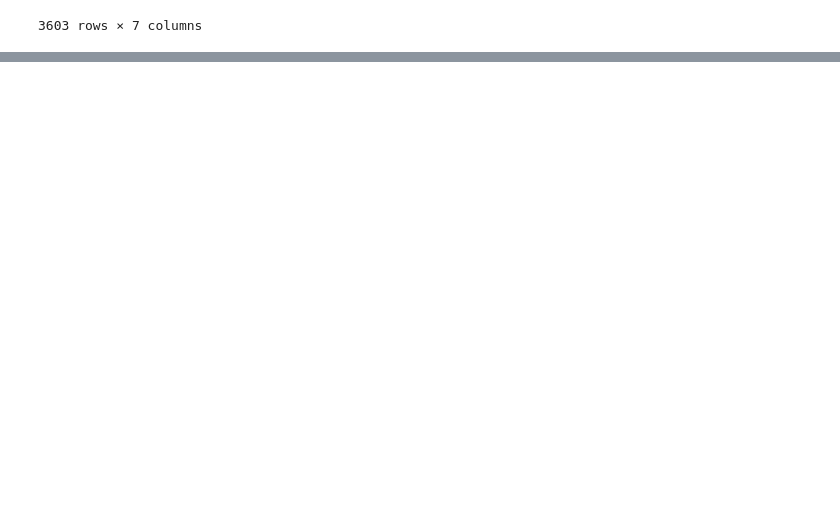
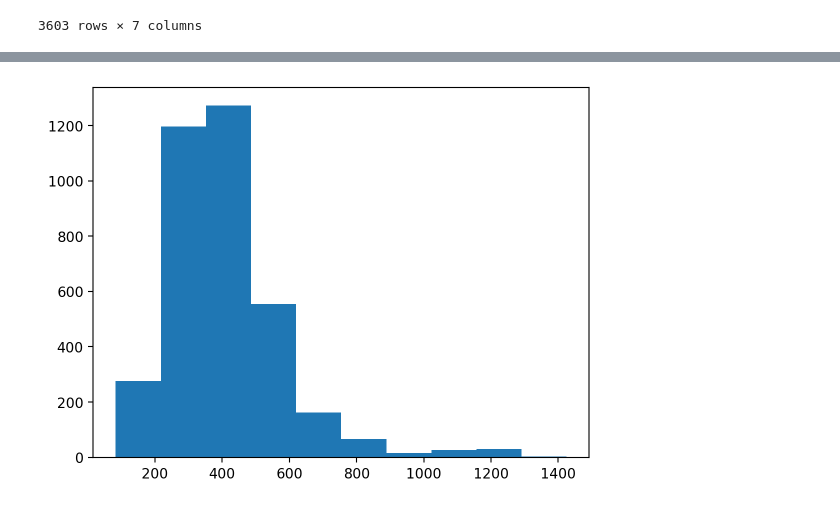
Before and after one commit to tim-hilde/salary_ranges, a Jupyter notebook: notebooks/tim-hilde_01.ipynb, the cells around one changed output, grey strips where cells are left out. Saved outputs shown, nothing was run; the diff lists cells and outputs as text; code cells hidden in the pictures; blank space fills up the shorter version.

```diff
--- a/notebooks/tim-hilde_01.ipynb
+++ b/notebooks/tim-hilde_01.ipynb
@@ -2,0 +1,8 @@ import pandas as pd
+# %%
+import pandas as pd
+import numpy as np
+import matplotlib.pyplot as plt
+import tensorflow as tf
+%config InlineBackend.figure_format = "retina"
+%matplotlib inline
+plt.style.use("default")
@@ -20,8 +39,9 @@ jobs
 # %%
+# fill na with empty string to avoid na
 jobs["full_text"] = (
-    jobs["title"] + " "
-    + jobs["introduction"] + " "
-    + jobs["description"] + " "
-    + jobs["profile"] + " "
-    + jobs["we_offer"]
-)
+    jobs["title"].fillna("") + " "
+    + jobs["introduction"].fillna("") + " "
+    + jobs["description"].fillna("") + " "
+    + jobs["profile"].fillna("") + " "
+    + jobs["we_offer"].fillna("")
+).str.strip()
@@ -50,0 +60,5 @@ y_max = jobs["gehalt_max_yearly"]
+# %%
+plt.hist([len(x.split()) for x in jobs["full_text"]])
+plt.show()
+# %% [output]
+[figure, added]
```
Also changed, not shown: parts of 29 cells of this notebook, 1 other file.
